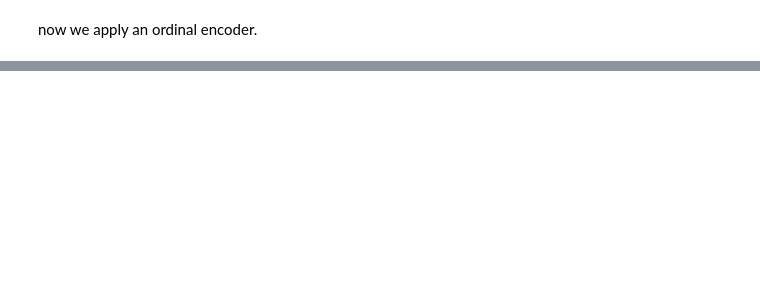
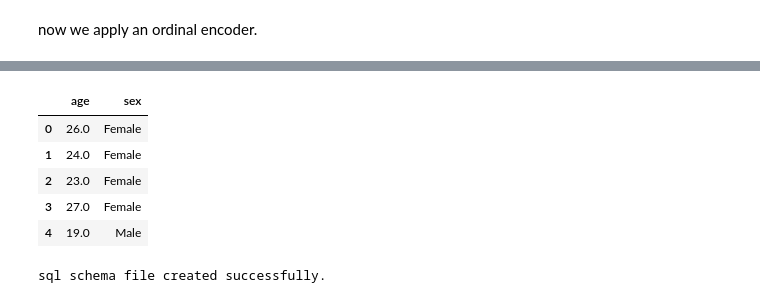
Before and after one commit to hirnas/cpsc368tp, a Jupyter notebook: code/half-way_submission.ipynb, the cells around one changed output, grey strips where cells are left out. Cells and saved outputs as stored; diff of their text form; code cells hidden in the pictures; blank space fills up the shorter version.

Commit message:
updated scripts to create schema

```diff
--- a/code/half-way_submission.ipynb
+++ b/code/half-way_submission.ipynb
@@ -379,0 +424,14 @@ dtype: object
+# %%
+# Retrieving unique combinations of age and sex in both data frames (to be used as PKs for parent table)
+unique_sm = sm_df_cleaned[['age', 'sex']].drop_duplicates().dropna()
+unique_mh = mh_df_cleaned[['age', 'sex']].drop_duplicates().dropna()
+parent_df = unique_sm.merge(unique_mh, on=['age', 'sex'], how='inner')
+
+parent_df.head()
+# %% [output]
+|  | age | sex |
+| 0 | 26.0 | Female |
+| 1 | 24.0 | Female |
+| 2 | 23.0 | Female |
+| 3 | 27.0 | Female |
+| 4 | 19.0 | Male |
@@ -379,0 +552,22 @@ dtype: object
+# %%
+# Write everything to a SQL file
+
+with open("sm_mh_schema.sql", "w") as f:
+    f.write("-- Parent Table\n")
+    f.write(parent_create_sql + "\n\n")
+    for stmt in parent_inserts:
+        f.write(stmt + "\n")
+
+    f.write("\n-- Social Media Table\n")
+    f.write(social_media_create_sql + "\n\n")
+    for stmt in social_media_inserts:
+        f.write(stmt + "\n")
+
+    f.write("\n-- Mental Health Table\n")
+    f.write(mental_health_create_sql + "\n\n")
+    for stmt in mental_health_inserts:
+        f.write(stmt + "\n")
+
+print("sql schema file created successfully.")
+# %% [output]
+sql schema file created successfully.
```
Also changed, not shown: parts of 14 cells of this notebook, 1 other file.
